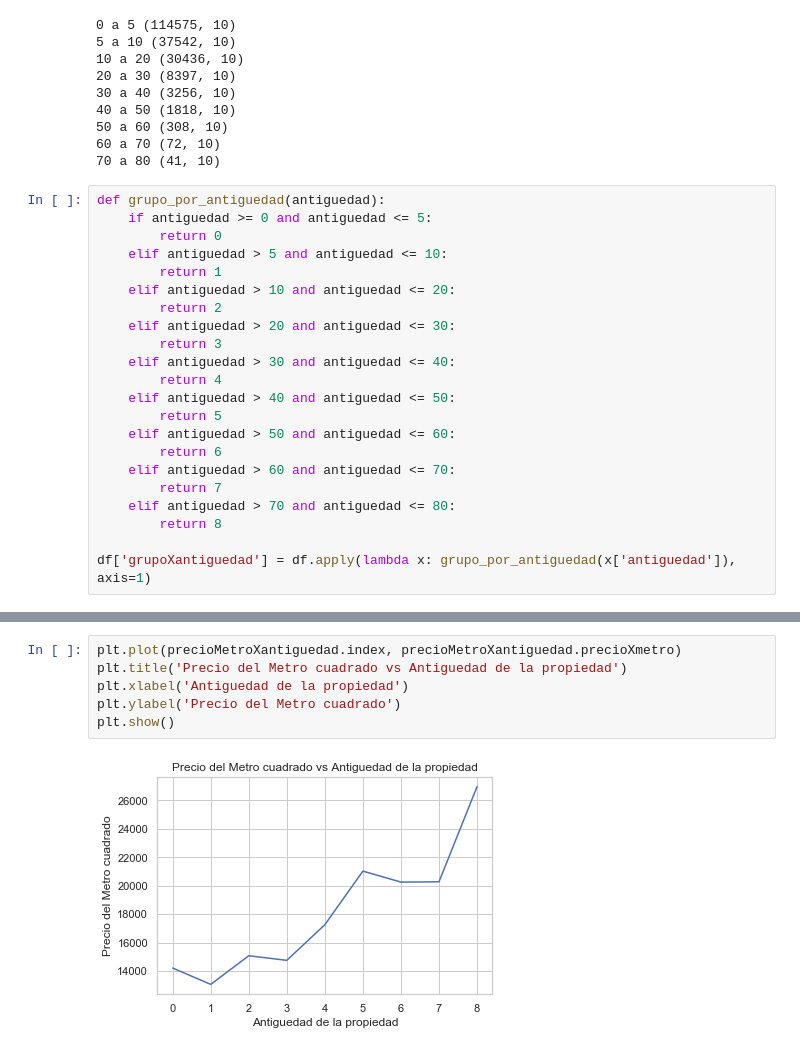
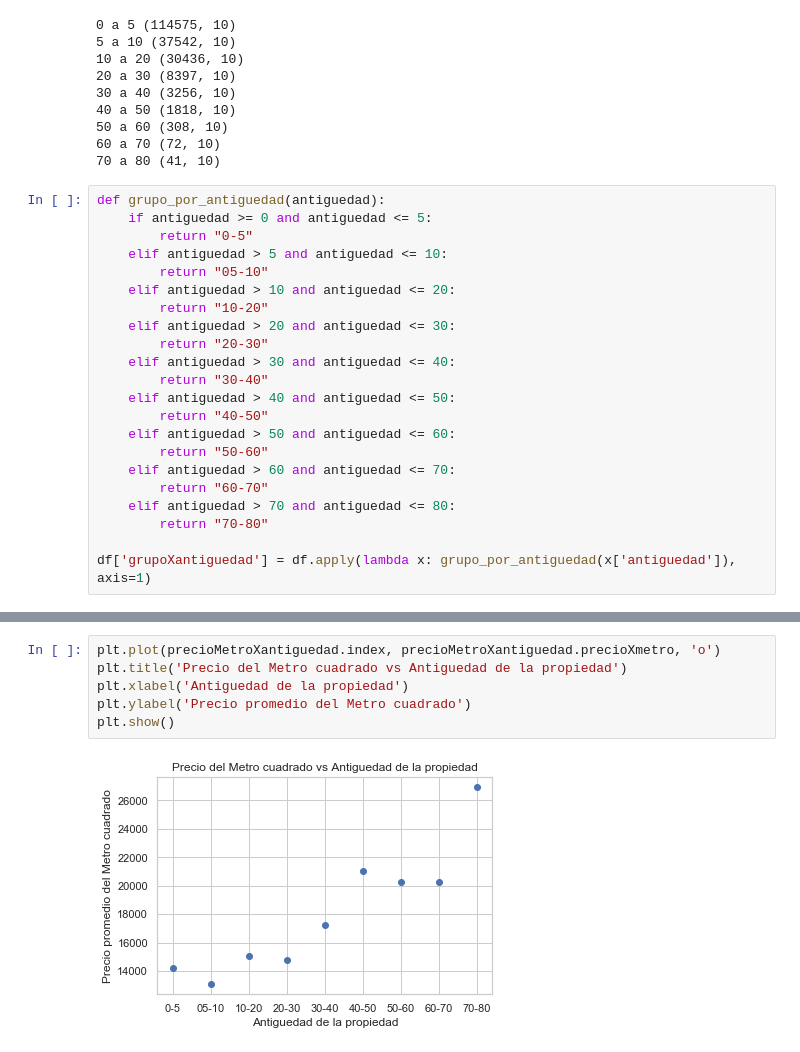
Before and after one commit to camilaserra5/7506-organizacion-de-datos, a Jupyter notebook: precioDelMetro.ipynb, the cells around one changed output, grey strips where cells are left out. Drawn from its saved outputs; the diff is of its cells as text.

Commit message:
Correcciones en precio en rel a titulo y descrip

```diff
--- a/precioDelMetro.ipynb
+++ b/precioDelMetro.ipynb
@@ -127,23 +127,23 @@ print("70 a 80", df70a80.shape)
 # %%
 def grupo_por_antiguedad(antiguedad):
     if antiguedad >= 0 and antiguedad <= 5:
-        return 0
+        return "0-5"
     elif antiguedad > 5 and antiguedad <= 10:
-        return 1
+        return "05-10"
     elif antiguedad > 10 and antiguedad <= 20:
-        return 2
+        return "10-20"
     elif antiguedad > 20 and antiguedad <= 30:
-        return 3
+        return "20-30"
     elif antiguedad > 30 and antiguedad <= 40:
-        return 4
+        return "30-40"
     elif antiguedad > 40 and antiguedad <= 50:
-        return 5
+        return "40-50"
     elif antiguedad > 50 and antiguedad <= 60:
-        return 6
+        return "50-60"
     elif antiguedad > 60 and antiguedad <= 70:
-        return 7
+        return "60-70"
     elif antiguedad > 70 and antiguedad <= 80:
-        return 8
+        return "70-80"
 
 df['grupoXantiguedad'] = df.apply(lambda x: grupo_por_antiguedad(x['antiguedad']), axis=1)
 # %%
@@ -163,8 +151,8 @@ precioMetroXantiguedad = df.groupby('grupoXantiguedad').agg({'precioXmetro':'mea
 # %%
-plt.plot(precioMetroXantiguedad.index, precioMetroXantiguedad.precioXmetro)
+plt.plot(precioMetroXantiguedad.index, precioMetroXantiguedad.precioXmetro, 'o')
 plt.title('Precio del Metro cuadrado vs Antiguedad de la propiedad')
 plt.xlabel('Antiguedad de la propiedad')
-plt.ylabel('Precio del Metro cuadrado')
+plt.ylabel('Precio promedio del Metro cuadrado')
 plt.show()
 # %% [output]
-[figure, old version]
+[figure, new version]
```
Also changed, not shown: parts of 2 cells of this notebook.
